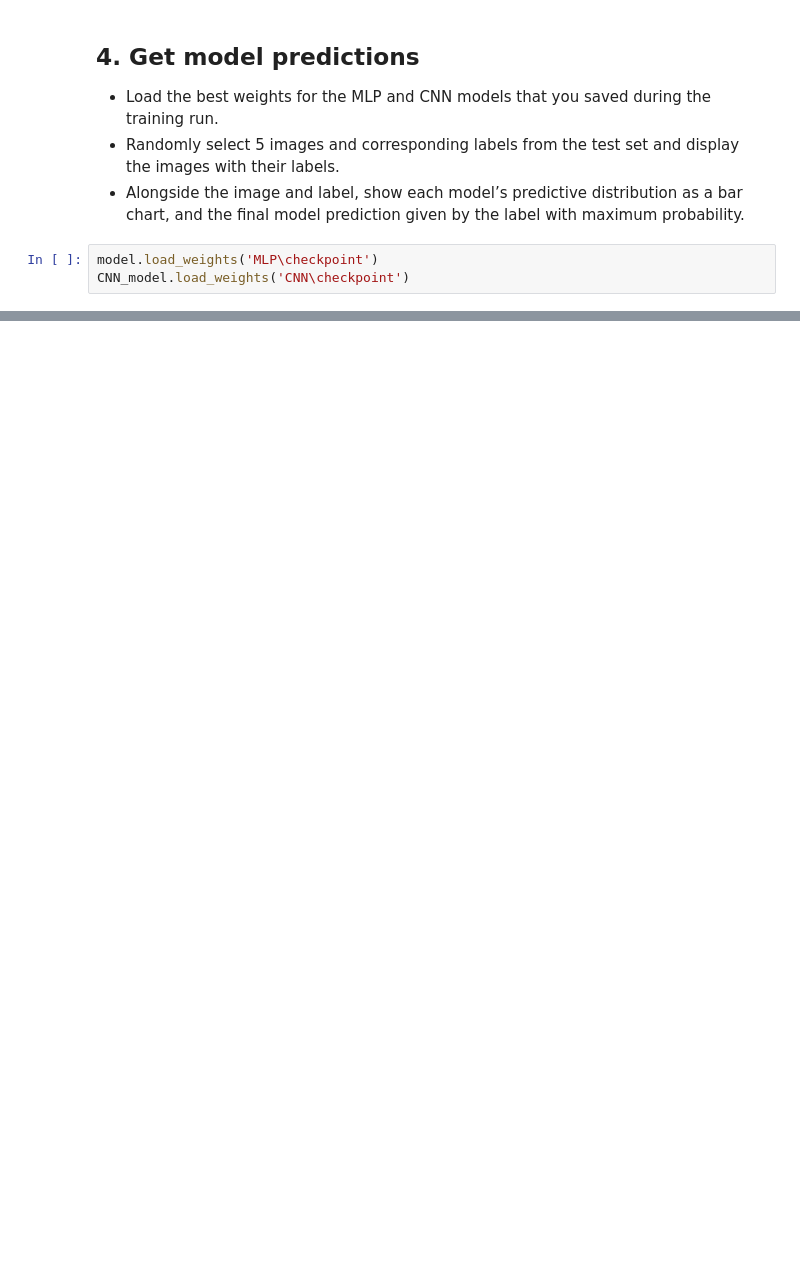
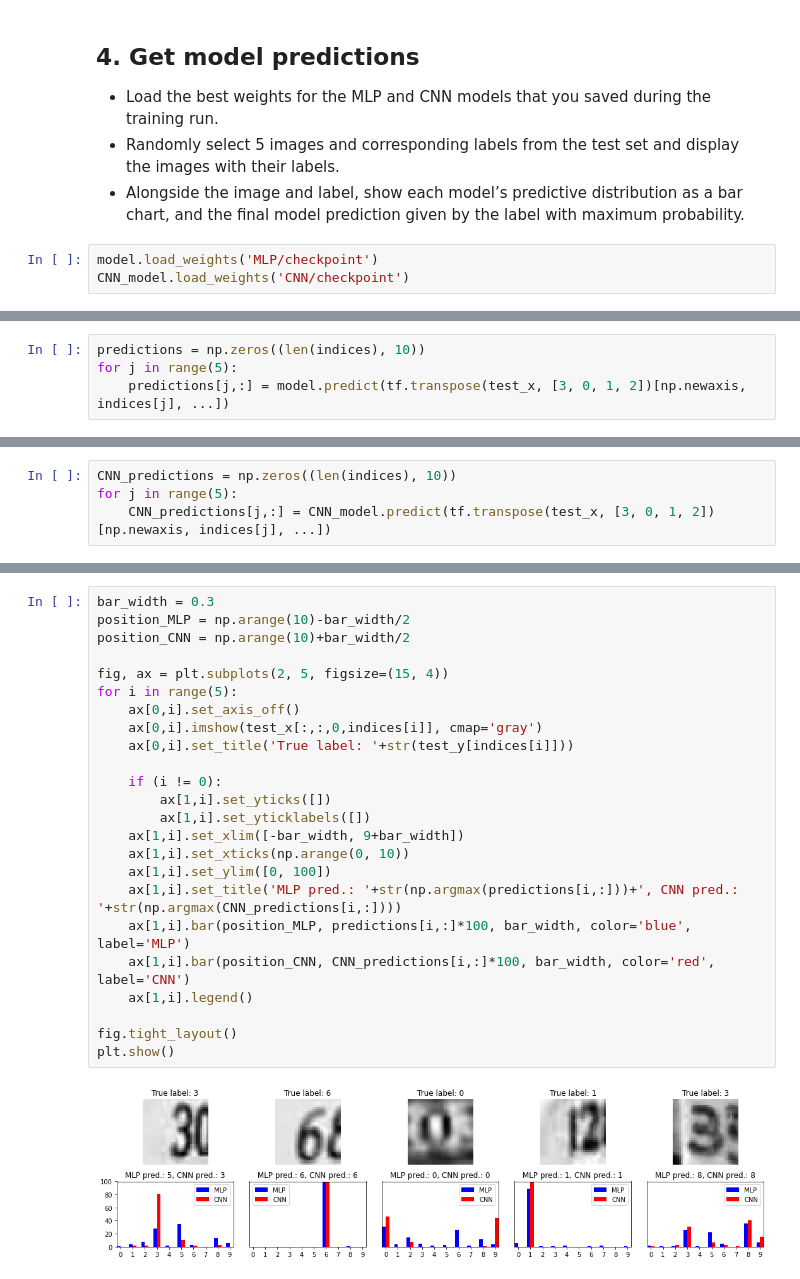
Before and after one commit to dominikwernerwolf/coursera, a Jupyter notebook: Capstone_Project.ipynb, the cells around one changed output, grey strips where cells are left out. Cells and saved outputs as stored; diff of their text form; blank space fills up the shorter version.

```diff
--- a/Capstone_Project.ipynb
+++ b/Capstone_Project.ipynb
@@ -382,5 +382,5 @@ CNN test accuracy = 84.5% > 72.3% = MLP test accuracy
 * Randomly select 5 images and corresponding labels from the test set and display the images with their labels.
 * Alongside the image and label, show each model’s predictive distribution as a bar chart, and the final model prediction given by the label with maximum probability.
 # %%
-model.load_weights('MLP\checkpoint')
-CNN_model.load_weights('CNN\checkpoint')
+model.load_weights('MLP/checkpoint')
+CNN_model.load_weights('CNN/checkpoint')
@@ -395,0 +398,4 @@ for i in range(5):
+# %%
+predictions = np.zeros((len(indices), 10))
+for j in range(5):
+    predictions[j,:] = model.predict(tf.transpose(test_x, [3, 0, 1, 2])[np.newaxis, indices[j], ...])
@@ -395,0 +408,4 @@ for i in range(5):
+# %%
+CNN_predictions = np.zeros((len(indices), 10))
+for j in range(5):
+    CNN_predictions[j,:] = CNN_model.predict(tf.transpose(test_x, [3, 0, 1, 2])[np.newaxis, indices[j], ...])
@@ -395,0 +418,26 @@ for i in range(5):
+# %%
+bar_width = 0.3
+position_MLP = np.arange(10)-bar_width/2
+position_CNN = np.arange(10)+bar_width/2
+
+fig, ax = plt.subplots(2, 5, figsize=(15, 4))
+for i in range(5):
+    ax[0,i].set_axis_off()
+    ax[0,i].imshow(test_x[:,:,0,indices[i]], cmap='gray')
+    ax[0,i].set_title('True label: '+str(test_y[indices[i]]))
+
+    if (i != 0):
+        ax[1,i].set_yticks([])
+        ax[1,i].set_yticklabels([])
+    ax[1,i].set_xlim([-bar_width, 9+bar_width])
+    ax[1,i].set_xticks(np.arange(0, 10))
+    ax[1,i].set_ylim([0, 100])
+    ax[1,i].set_title('MLP pred.: '+str(np.argmax(predictions[i,:]))+', CNN pred.: '+str(np.argmax(CNN_predictions[i,:])))
+    ax[1,i].bar(position_MLP, predictions[i,:]*100, bar_width, color='blue', label='MLP')
+    ax[1,i].bar(position_CNN, CNN_predictions[i,:]*100, bar_width, color='red', label='CNN')
+    ax[1,i].legend()
+
+fig.tight_layout()
+plt.show()
+# %% [output]
+[figure, added]
```
Also changed, not shown: parts of 18 cells of this notebook.
